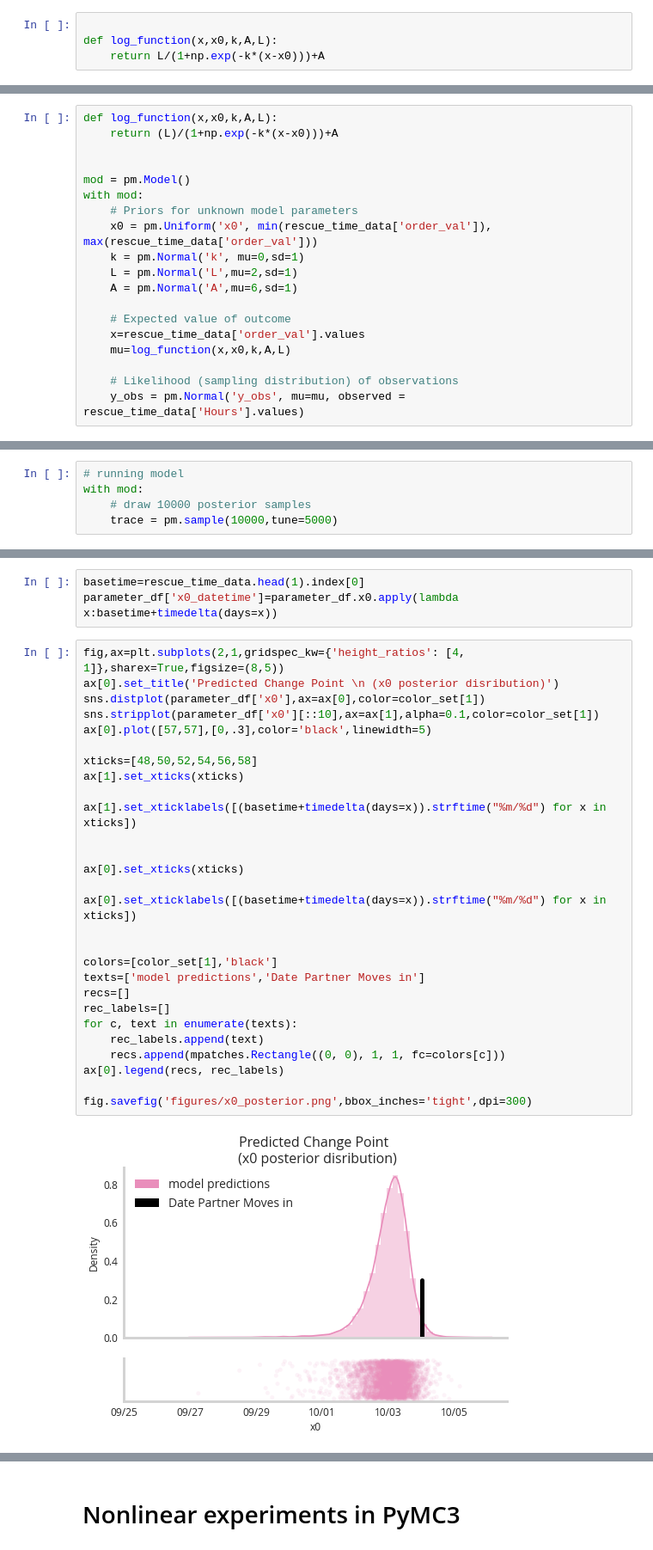
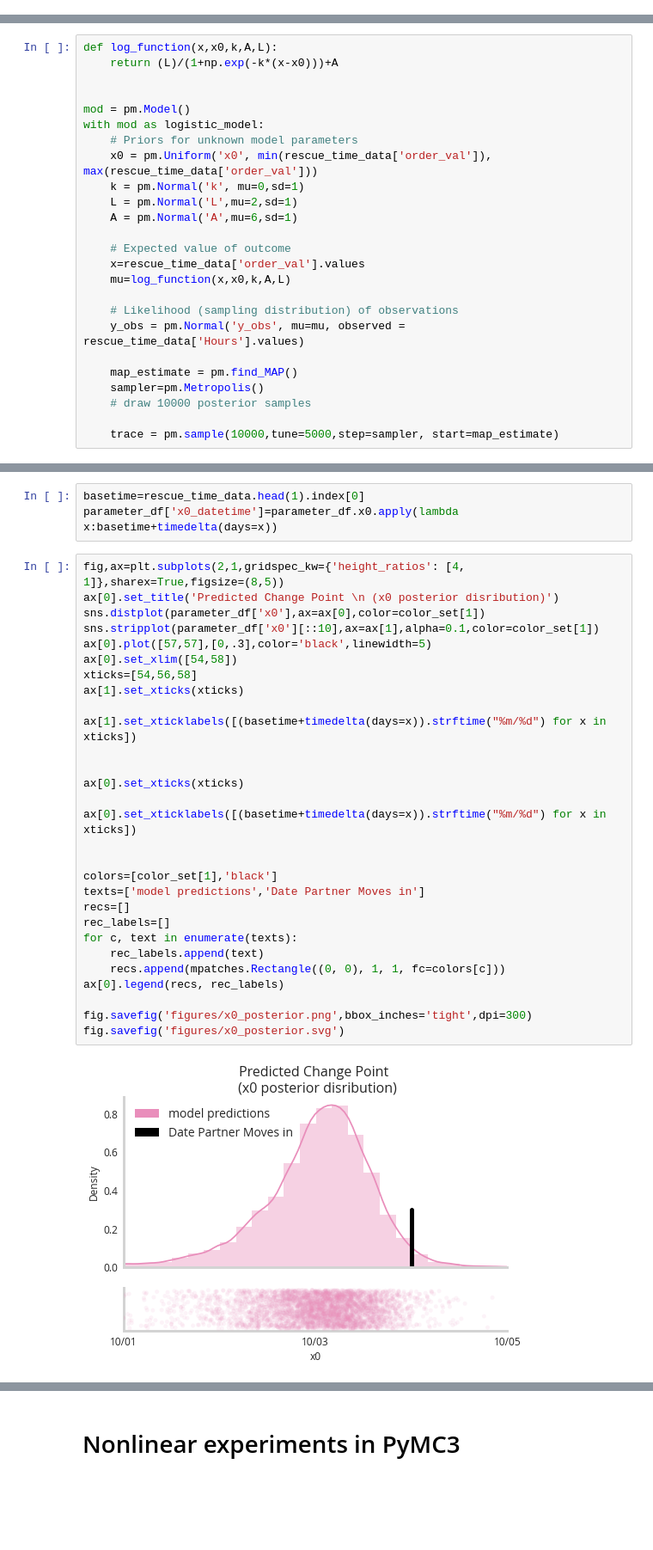
Before and after one commit to NicholasARossi/UQ_methods, a Jupyter notebook: notebooks/02_PyMC3_methods.ipynb, the cells around one changed output, grey strips where cells are left out. Shown at 86% size. Drawn from its saved outputs; the diff is of its cells as text; blank space fills up the shorter version.

```diff
--- a/notebooks/02_PyMC3_methods.ipynb
+++ b/notebooks/02_PyMC3_methods.ipynb
@@ -77,10 +78,6 @@ Ruptures Change detected at : 2020-10-02 00:00:00
 [figure]
 # %% [markdown]
 # Determining Probabalistic Changes
-# %%
-
-def log_function(x,x0,k,A,L):
-    return L/(1+np.exp(-k*(x-x0)))+A
 # %%
 # map datetime to simple value
 rescue_time_data['order_val']=np.arange(len(rescue_time_data))
@@ -90,7 +87,7 @@ def log_function(x,x0,k,A,L):
 
 
 mod = pm.Model()
-with mod:
+with mod as logistic_model:
     # Priors for unknown model parameters
     x0 = pm.Uniform('x0', min(rescue_time_data['order_val']), max(rescue_time_data['order_val']))
     k = pm.Normal('k', mu=0,sd=1)
@@ -103,3 +100,9 @@ with mod:
 
     # Likelihood (sampling distribution) of observations
     y_obs = pm.Normal('y_obs', mu=mu, observed = rescue_time_data['Hours'].values)
+
+    map_estimate = pm.find_MAP()
+    sampler=pm.Metropolis()
+    # draw 10000 posterior samples
+
+    trace = pm.sample(10000,tune=5000,step=sampler, start=map_estimate)
@@ -106,5 +116,0 @@ with mod:
-# %%
-# running model
-with mod:
-    # draw 10000 posterior samples
-    trace = pm.sample(10000,tune=5000)
@@ -171,33 +168,34 @@ parameter_df['x0_datetime']=parameter_df.x0.apply(lambda x:basetime+timedelta(da
 # %%
 fig,ax=plt.subplots(2,1,gridspec_kw={'height_ratios': [4, 1]},sharex=True,figsize=(8,5))
 ax[0].set_title('Predicted Change Point \n (x0 posterior disribution)')
 sns.distplot(parameter_df['x0'],ax=ax[0],color=color_set[1])
 sns.stripplot(parameter_df['x0'][::10],ax=ax[1],alpha=0.1,color=color_set[1])
 ax[0].plot([57,57],[0,.3],color='black',linewidth=5)
-
-xticks=[48,50,52,54,56,58]
+ax[0].set_xlim([54,58])
+xticks=[54,56,58]
 ax[1].set_xticks(xticks)
 
 ax[1].set_xticklabels([(basetime+timedelta(days=x)).strftime("%m/%d") for x in xticks])
 
 
 ax[0].set_xticks(xticks)
 
 ax[0].set_xticklabels([(basetime+timedelta(days=x)).strftime("%m/%d") for x in xticks])
 
 
 colors=[color_set[1],'black']
 texts=['model predictions','Date Partner Moves in']
 recs=[]
 rec_labels=[]
 for c, text in enumerate(texts):
     rec_labels.append(text)
     recs.append(mpatches.Rectangle((0, 0), 1, 1, fc=colors[c]))
 ax[0].legend(recs, rec_labels)
 
 fig.savefig('figures/x0_posterior.png',bbox_inches='tight',dpi=300)
+fig.savefig('figures/x0_posterior.svg')
 # %% [output]
-[figure, old version]
+[figure, new version]
 # %%
 fig,ax=plt.subplots(1,2,gridspec_kw={'width_ratios': [1, 4]},sharey=True,figsize=(8,5))
 sns.stripplot(y='L',data=parameter_df[::10],ax=ax[0],color=color_set[2],alpha=0.1)
```
Also changed, not shown: parts of 6 cells of this notebook, 14 other files.
